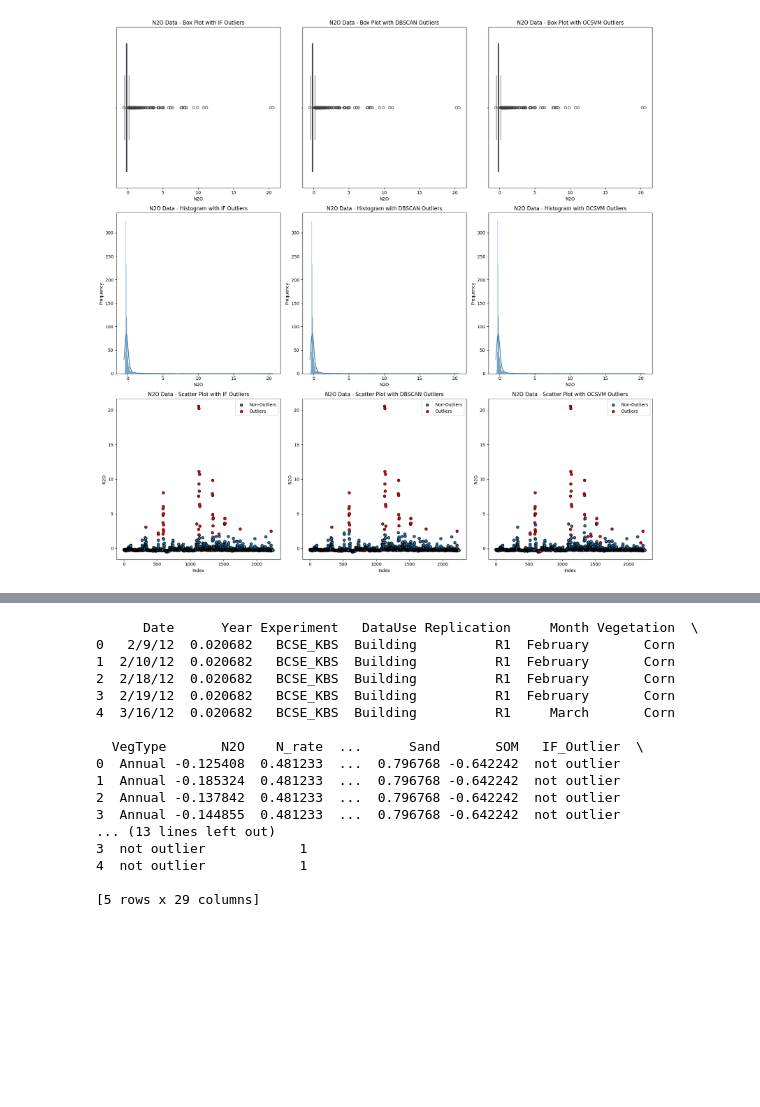
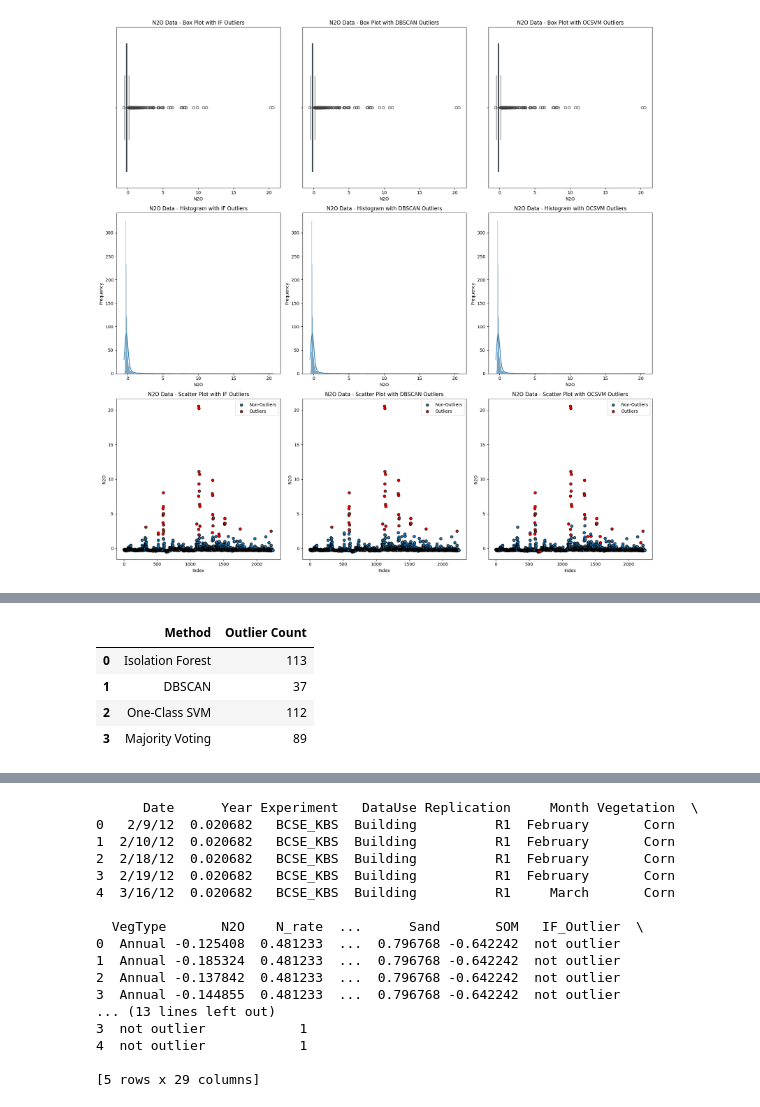
Before and after one commit to roniwahyu/outlier-detection2024, a Jupyter notebook: 01.Dataset-Rofiqul/Ujicoba6-05102024/010_07_Agriculture_N2O_IF_DBSCAN_OneClassSVM_Ensemble_OUTLIERS_DETECTION_Uji Stacking.ipynb, the cells around one changed output, grey strips where cells are left out. Saved outputs shown, nothing was run; the diff lists cells and outputs as text; code cells hidden in the pictures; blank space fills up the shorter version.

```diff
--- a/01.Dataset-Rofiqul/Ujicoba6-05102024/010_07_Agriculture_N2O_IF_DBSCAN_OneClassSVM_Ensemble_OUTLIERS_DETECTION_Uji Stacking.ipynb
+++ b/01.Dataset-Rofiqul/Ujicoba6-05102024/010_07_Agriculture_N2O_IF_DBSCAN_OneClassSVM_Ensemble_OUTLIERS_DETECTION_Uji Stacking.ipynb
@@ -1075,20 +1245,51 @@ summary_table = pd.DataFrame({
     ]
 })
 
+
 # Add the prediction results to the dataset
 data['IF_Outlier'] = iso_pred
 data['DBSCAN_Outlier'] = dbscan_pred
 data['OCSVM_Outlier'] = ocsvm_pred
 
-# Calculate the number of outliers for each method
+# # Calculate the number of outliers for each method
+# outlier_counts = {
+#     'Isolation Forest': (data['IF_Outlier'] == -1).sum(),
+#     'DBSCAN': (data['DBSCAN_Outlier'] == -1).sum(),
+#     'One-Class SVM': (data['OCSVM_Outlier'] == -1).sum()
+# }
+
+
+# Apply majority voting for outlier detection
+data['majority_voting'] = data[['IF_Outlier', 'DBSCAN_Outlier', 'OCSVM_Outlier']].sum(axis=1)
+
+# If 2 or more models labeled the data point as an outlier (-1), it is classified as an outlier
+data['majority_voting_label'] = ['outlier' if x <= -2 else 'not outlier' for x in data['majority_voting']]
+
+# Convert the outlier counts to a DataFrame for better presentation
 outlier_counts = {
-    'Isolation Forest': (data['IF_Outlier'] == -1).sum(),
-    'DBSCAN': (data['DBSCAN_Outlier'] == -1).sum(),
-    'One-Class SVM': (data['OCSVM_Outlier'] == -1).sum()
+    'Method': ['Isolation Forest', 'DBSCAN', 'One-Class SVM','Majority Voting'],
+    'Outlier Count': [
+        (data['IF_Outlier'] == -1).sum(),
+        (data['DBSCAN_Outlier'] == -1).sum(),
+        (data['OCSVM_Outlier'] == -1).sum(),
+        (data['majority_voting'] <= -2).sum()
+    ]
 }
 # Save the updated dataset to a new CSV file
 updated_file_path = 'hasil/06.standard_scaler_agriculture_dataset_with_outliers.csv'
 data.to_csv(updated_file_path, index=False)
+# %%
+# Creating a DataFrame from the outlier counts
+outlier_counts_df = pd.DataFrame(outlier_counts)
+
+# Display the DataFrame
+outlier_counts_df
+# %% [output]
+|  | Method | Outlier Count |
+| 0 | Isolation Forest | 113 |
+| 1 | DBSCAN | 37 |
+| 2 | One-Class SVM | 112 |
+| 3 | Majority Voting | 89 |
 # %%
 data
 # %% [output]
```
Also changed, not shown: parts of 20 cells of this notebook, 25 other files.
